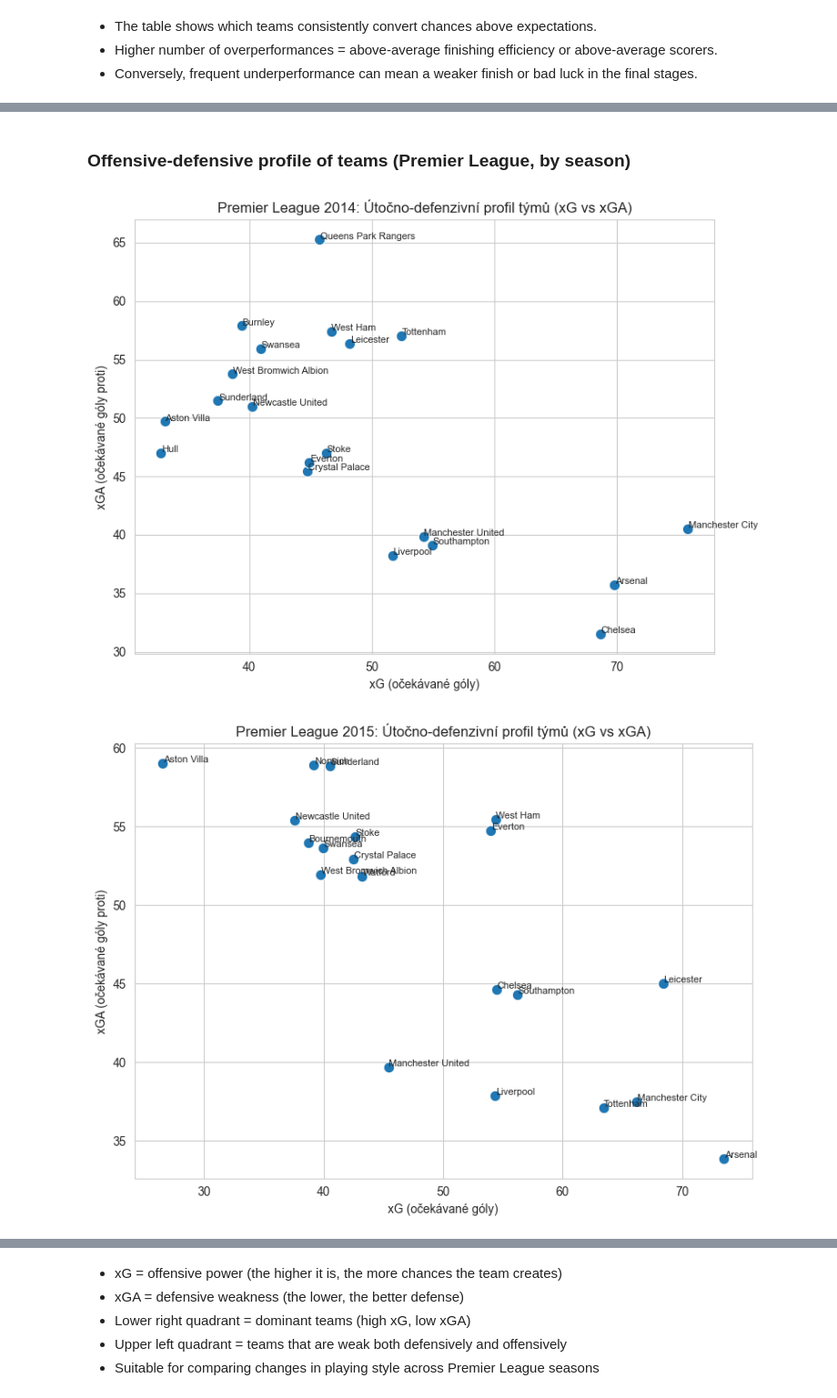
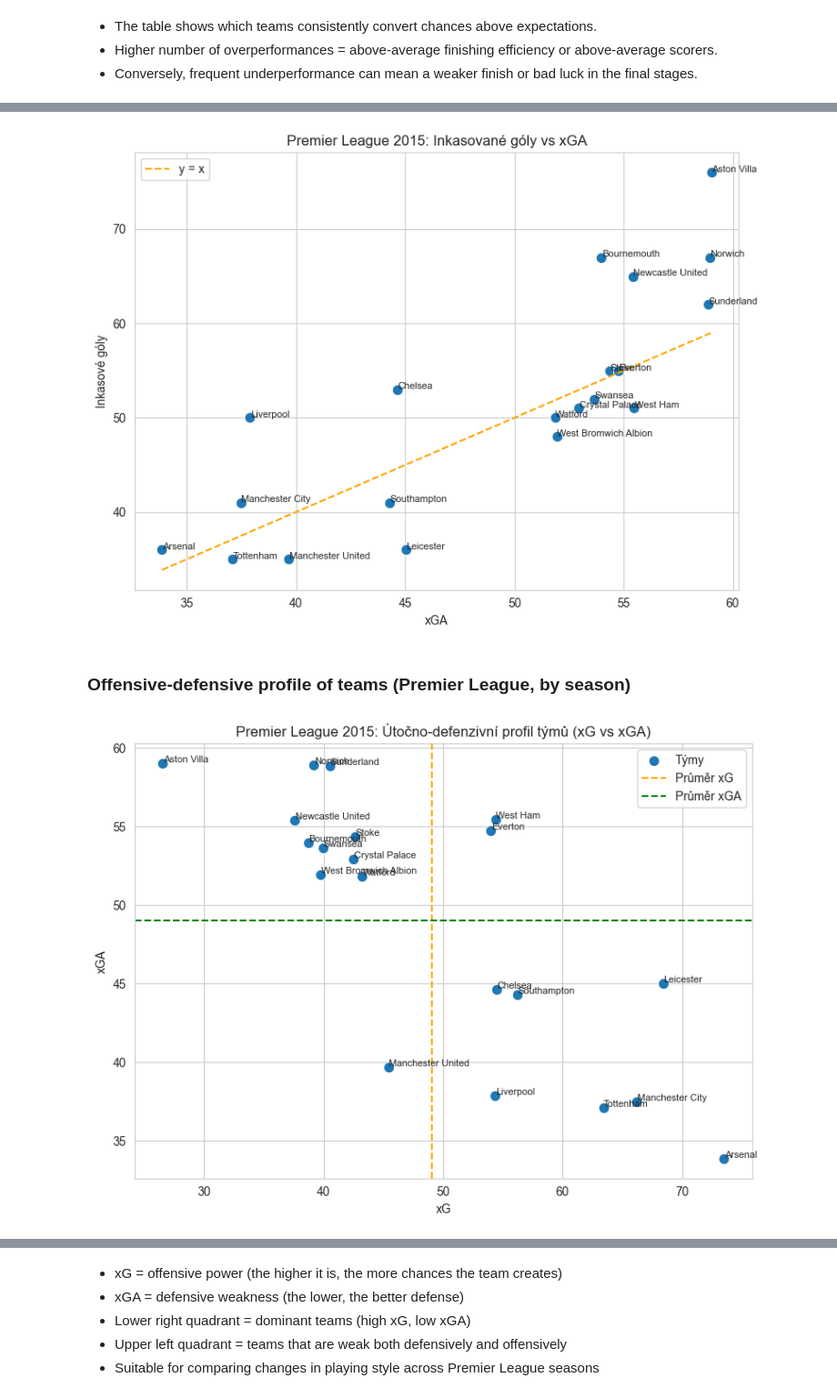
Before and after one commit to xcervenkam/DP, a Jupyter notebook: xG/xG_EDA.ipynb, the cells around one changed output, grey strips where cells are left out. Shown at 91% size. Saved outputs shown, nothing was run; the diff lists cells and outputs as text; code cells hidden in the pictures.

Commit message:
updated xG metrics and EPL plots after thesis meeting

```diff
--- a/xG/xG_EDA.ipynb
+++ b/xG/xG_EDA.ipynb
@@ -404,29 +500,70 @@ perf_summary.head(15)
+# %%
+# Premier League
+epl = df[df['league'] == 'EPL']
+
+# List of seasons
+seasons = sorted(epl['season_year'].unique())
+
+# Plot
+sns.set_style("whitegrid")
+
+data = epl[epl['season_year'] == 2015]
+
+plt.figure(figsize=(8,6))
+sns.scatterplot(data=data, x='xGA', y='missed', s=80, color='#1f77b4')
+
+for i in range(data.shape[0]):
+    plt.text(
+        data['xGA'].iloc[i] + 0.02,
+        data['missed'].iloc[i] + 0.02,
+        data['team'].iloc[i],
+        fontsize=8
+    )
+
+# y = x
+plt.plot(
+    [data['xGA'].min(), data['xGA'].max()],
+    [data['xGA'].min(), data['xGA'].max()],
+    '--', color='orange', linewidth=1.5, label='y = x'
+)
+
+plt.title(f"Premier League {2015}: Inkasované góly vs xGA")
+plt.xlabel("xGA")
+plt.ylabel("Inkasové góly")
+plt.legend()
+plt.tight_layout()
+plt.show()
+# %% [output]
+[figure, added]
 # %% [markdown]
 ### Offensive-defensive profile of teams (Premier League, by season)
 # %%
 sns.set_style("whitegrid")
 
-for year in seasons:
-    data = epl[epl['season_year'] == year]
+data = epl[epl['season_year'] == 2015]
 
-    plt.figure(figsize=(8,6))
-    sns.scatterplot(data=data, x='xG', y='xGA', s=80, color='#1f77b4')
+mean_xG = data['xG'].mean()
+mean_xGA = data['xGA'].mean()
 
-    # názvy týmů
-    for i in range(data.shape[0]):
-        plt.text(
-            data['xG'].iloc[i] + 0.05,
-            data['xGA'].iloc[i] + 0.05,
-            data['team'].iloc[i],
-            fontsize=8
-        )
+plt.figure(figsize=(8,6))
+sns.scatterplot(data=data, x='xG', y='xGA', s=80, color='#1f77b4', label="Týmy")
 
+for i in range(data.shape[0]):
+    plt.text(
+        data['xG'].iloc[i] + 0.05,
+        data['xGA'].iloc[i] + 0.05,
+        data['team'].iloc[i],
+        fontsize=8
+    )
 
-    plt.title(f"Premier League {year}: Útočno-defenzivní profil týmů (xG vs xGA)")
-    plt.xlabel("xG")
-    plt.ylabel("xGA")
-    plt.tight_layout()
-    plt.show()
+plt.axvline(mean_xG, color='orange', linestyle='--', label=f"Průměr xG")
+plt.axhline(mean_xGA, color='green', linestyle='--', label=f"Průměr xGA")
+
+plt.title("Premier League 2015: Útočno-defenzivní profil týmů (xG vs xGA)")
+plt.xlabel("xG")
+plt.ylabel("xGA")
+plt.legend()
+plt.tight_layout()
+plt.show()
 # %% [output]
-[figure, old version]
+[figure, new version]
-[figure, removed]
```
Also changed, not shown: parts of 25 cells of this notebook.
